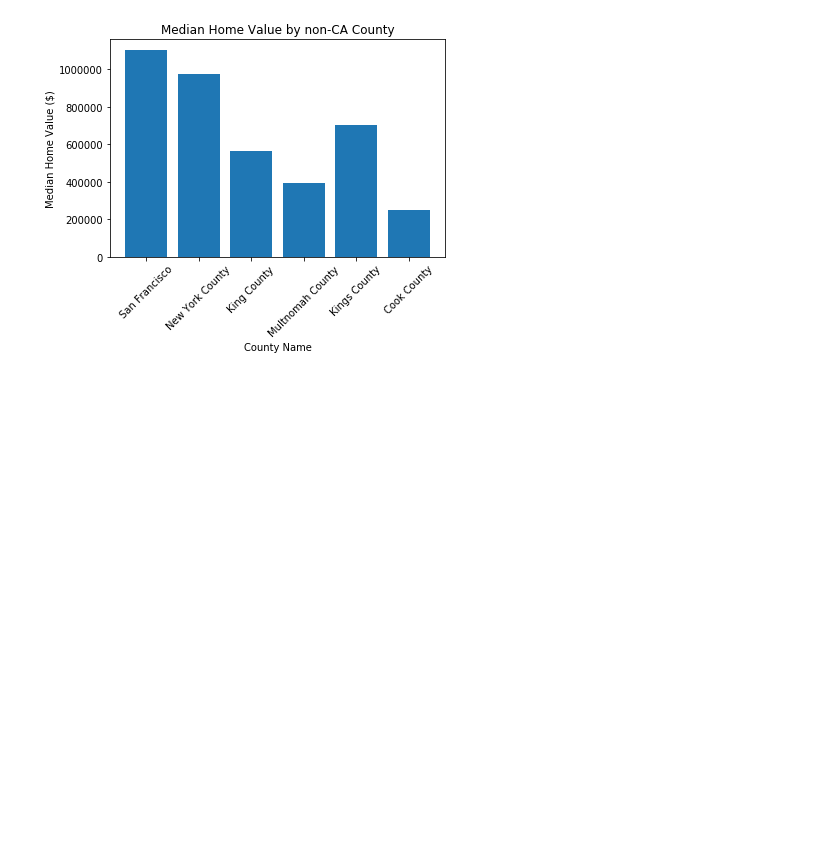
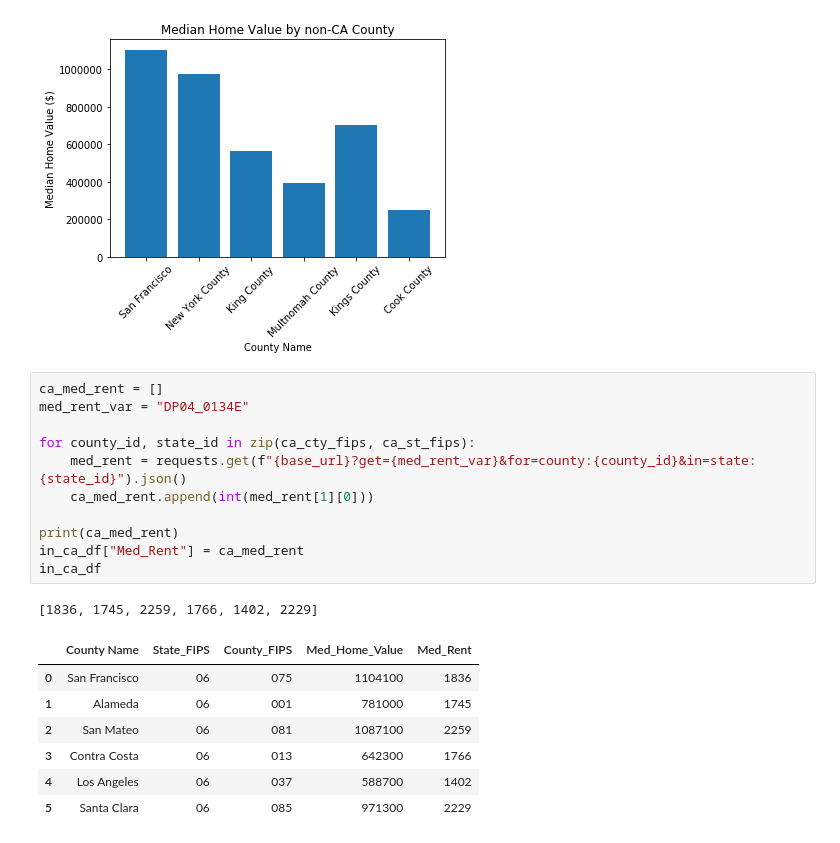
Before and after one commit to vanessaoakes/Escape-the-Bay, a Jupyter notebook: Census Housing API.ipynb, the cells around one changed output. Cells and saved outputs as stored; diff of their text form; blank space fills up the shorter version.

Commit message:
Median rent in process

```diff
--- a/Census Housing API.ipynb
+++ b/Census Housing API.ipynb
@@ -140,3 +140,23 @@ plt.ylabel("Median Home Value ($)")
 # %% [output]
 Text(0,0.5,'Median Home Value ($)')
 [figure]
+# %%
+ca_med_rent = []
+med_rent_var = "DP04_0134E"
+
+for county_id, state_id in zip(ca_cty_fips, ca_st_fips):
+    med_rent = requests.get(f"{base_url}?get={med_rent_var}&for=county:{county_id}&in=state:{state_id}").json()
+    ca_med_rent.append(int(med_rent[1][0]))
+
+print(ca_med_rent)
+in_ca_df["Med_Rent"] = ca_med_rent
+in_ca_df
+# %% [output]
+[1836, 1745, 2259, 1766, 1402, 2229]
+|  | County Name | State_FIPS | County_FIPS | Med_Home_Value | Med_Rent |
+| 0 | San Francisco | 06 | 075 | 1104100 | 1836 |
+| 1 | Alameda | 06 | 001 | 781000 | 1745 |
+| 2 | San Mateo | 06 | 081 | 1087100 | 2259 |
+| 3 | Contra Costa | 06 | 013 | 642300 | 1766 |
+| 4 | Los Angeles | 06 | 037 | 588700 | 1402 |
+| 5 | Santa Clara | 06 | 085 | 971300 | 2229 |
```
